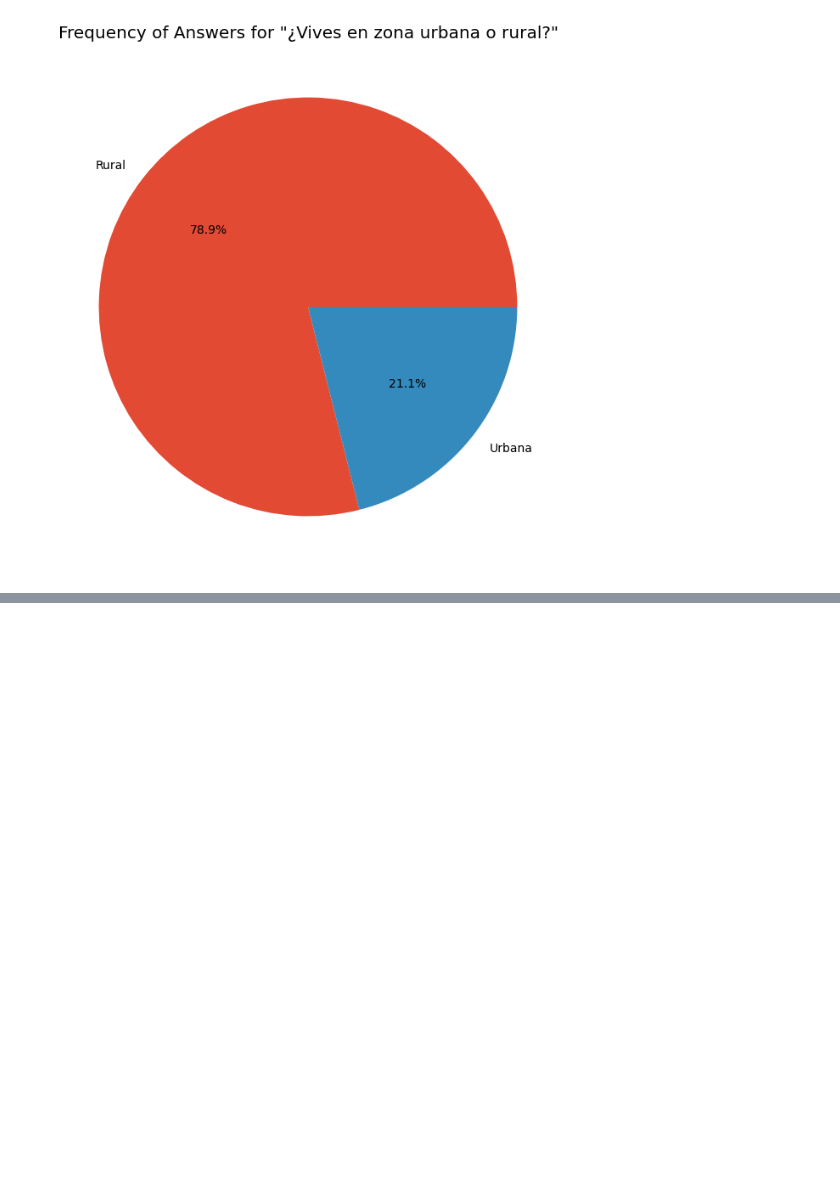
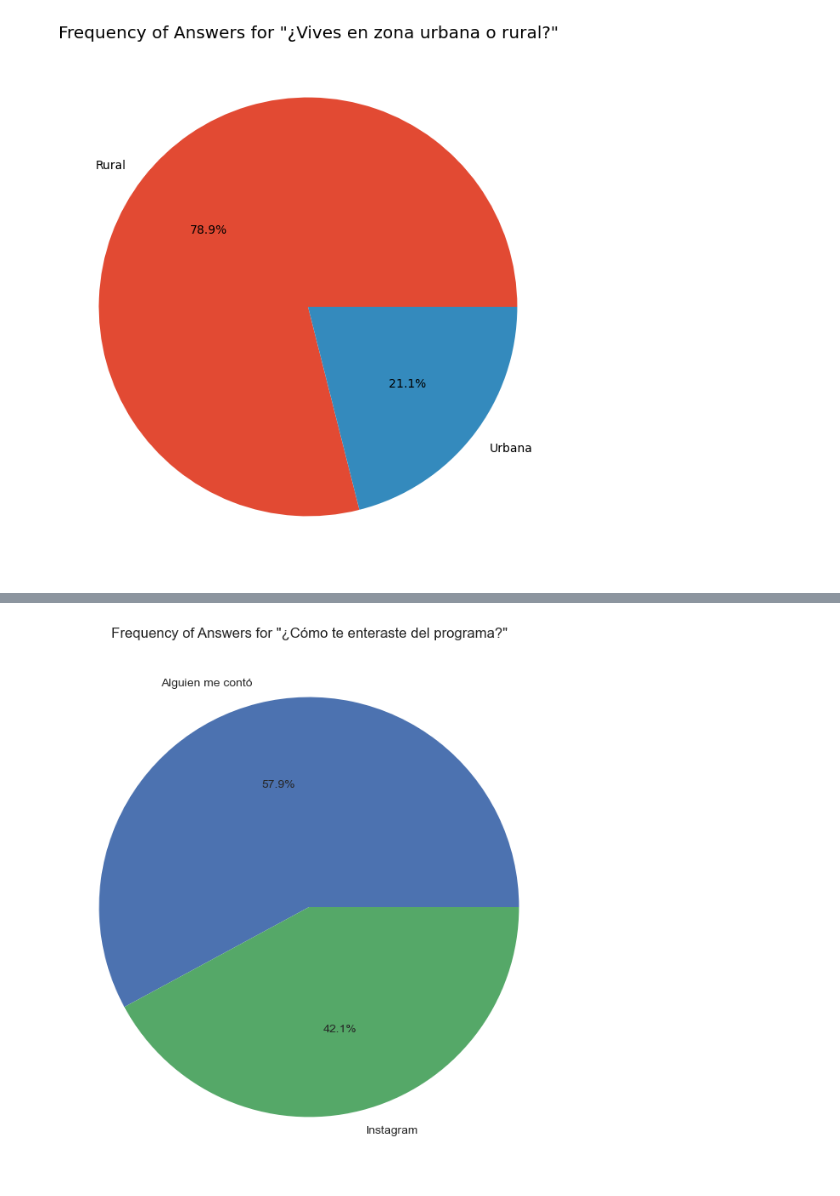
Before and after one commit to FelipeGuarda/Python, a Jupyter notebook: Docente activo/Encuesta pre-creencias 2024.ipynb, the cells around one changed output, grey strips where cells are left out. Cells and saved outputs as stored; diff of their text form; code cells hidden in the pictures; blank space fills up the shorter version.

```diff
--- a/Docente activo/Encuesta pre-creencias 2024.ipynb
+++ b/Docente activo/Encuesta pre-creencias 2024.ipynb
@@ -139,14 +157,16 @@ plt.show()
 # %%
 # Get the frequency of each unique value
-enterarse_freq = my_data["¿Cómo te enteraste del programa?"].value_counts()
+enterarse_freq = data_label(my_data, "enterarse").value_counts()
 
 style.use('seaborn-v0_8')
 
 # Create the pie chart
 plt.figure(figsize=(10, 8))
 enterarse_freq.plot.pie(autopct='%1.1f%%')
 plt.title('Frequency of Answers for "¿Cómo te enteraste del programa?"')
 plt.ylabel('')  # Hide the y-axis label
 plt.show()
+# %% [output]
+[figure, added]
 # %%
 # Get the frequency of each unique value
```
Also changed, not shown: parts of 14 cells of this notebook.
